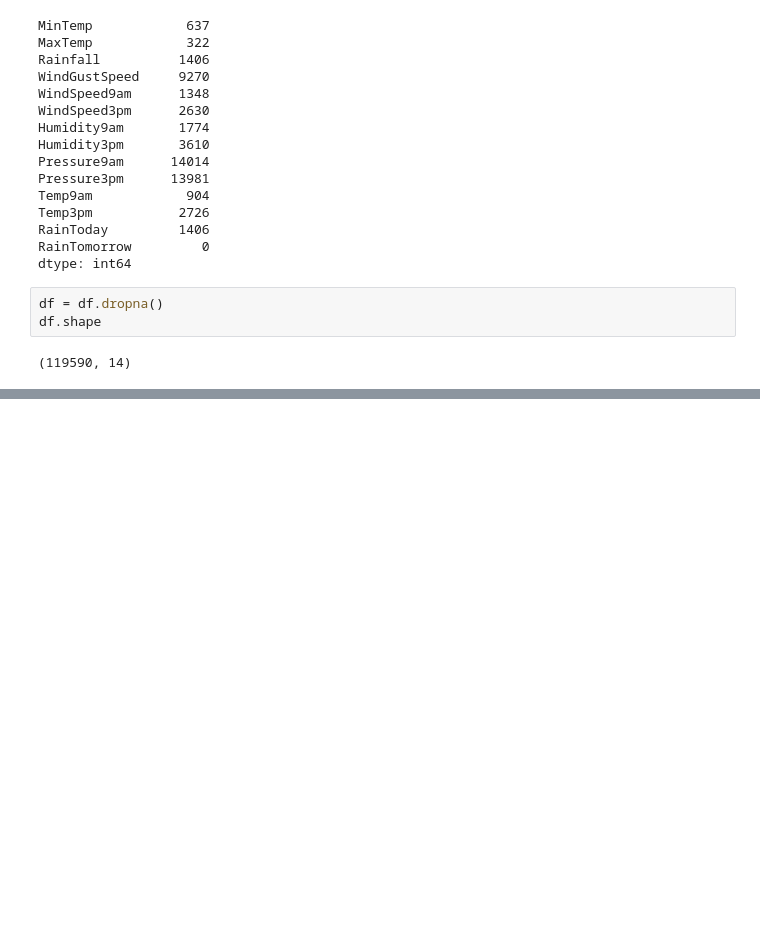
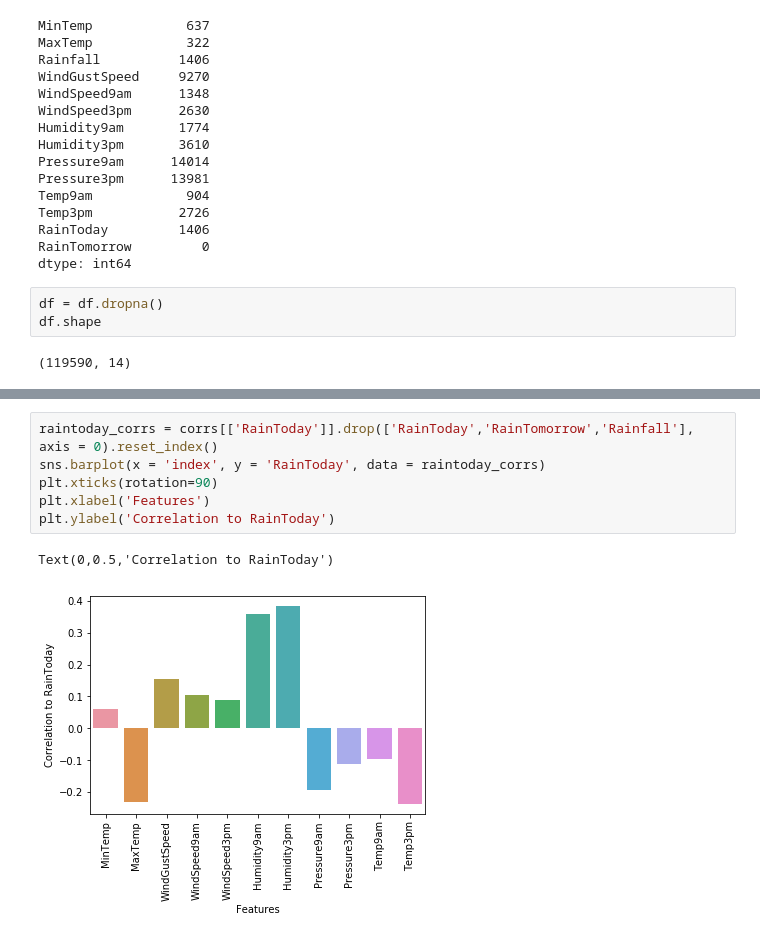
Before and after one commit to elliotvilhelm/COGS_108, a Jupyter notebook: main.ipynb, the cells around one changed output, grey strips where cells are left out. Drawn from its saved outputs; the diff is of its cells as text; blank space fills up the shorter version.

```diff
--- a/main.ipynb
+++ b/main.ipynb
@@ -91,0 +132,9 @@ X.head()
+# %%
+raintoday_corrs = corrs[['RainToday']].drop(['RainToday','RainTomorrow','Rainfall'], axis = 0).reset_index()
+sns.barplot(x = 'index', y = 'RainToday', data = raintoday_corrs)
+plt.xticks(rotation=90)
+plt.xlabel('Features')
+plt.ylabel('Correlation to RainToday')
+# %% [output]
+Text(0,0.5,'Correlation to RainToday')
+[figure, added]
```
Also changed, not shown: parts of 4 cells of this notebook.
